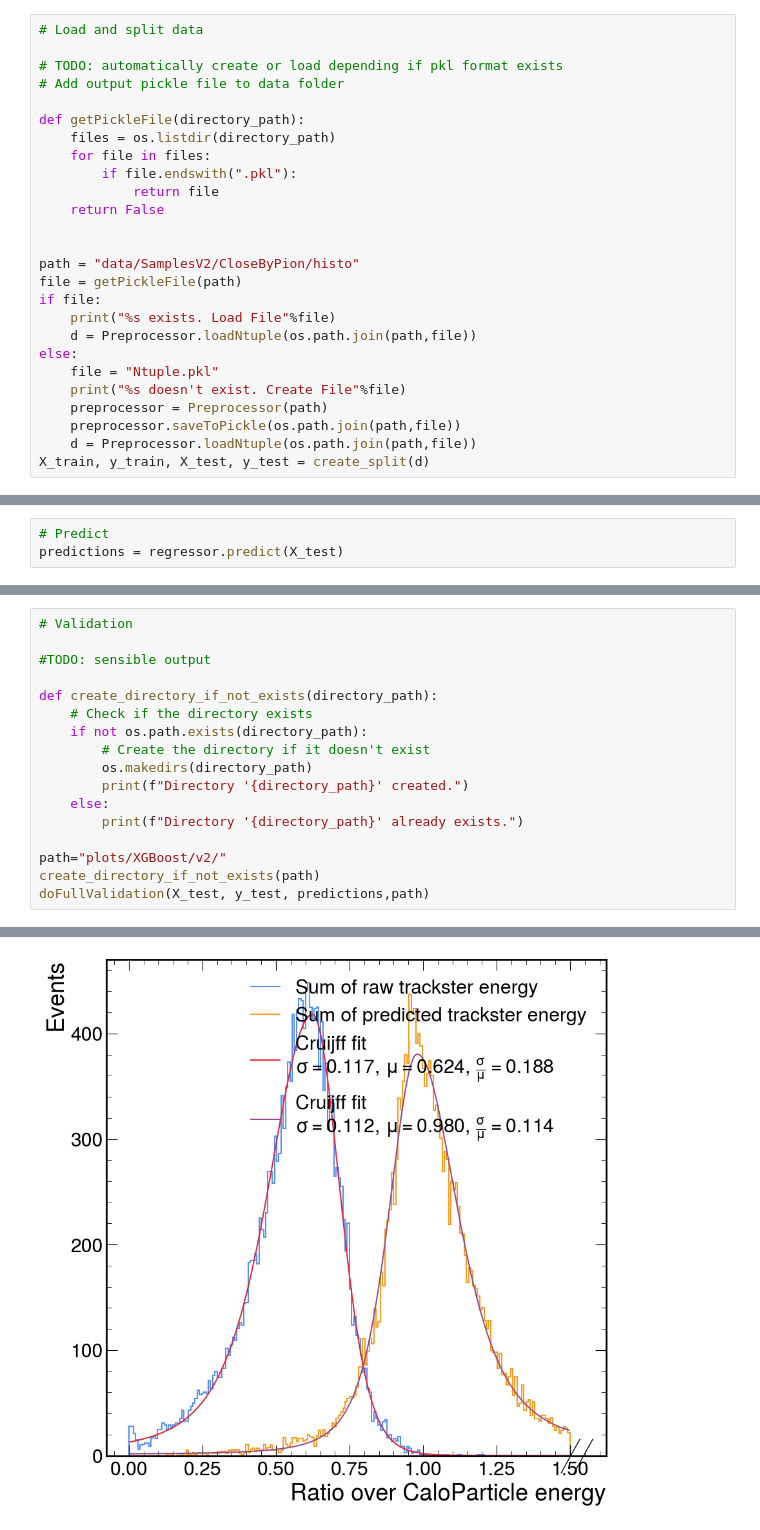
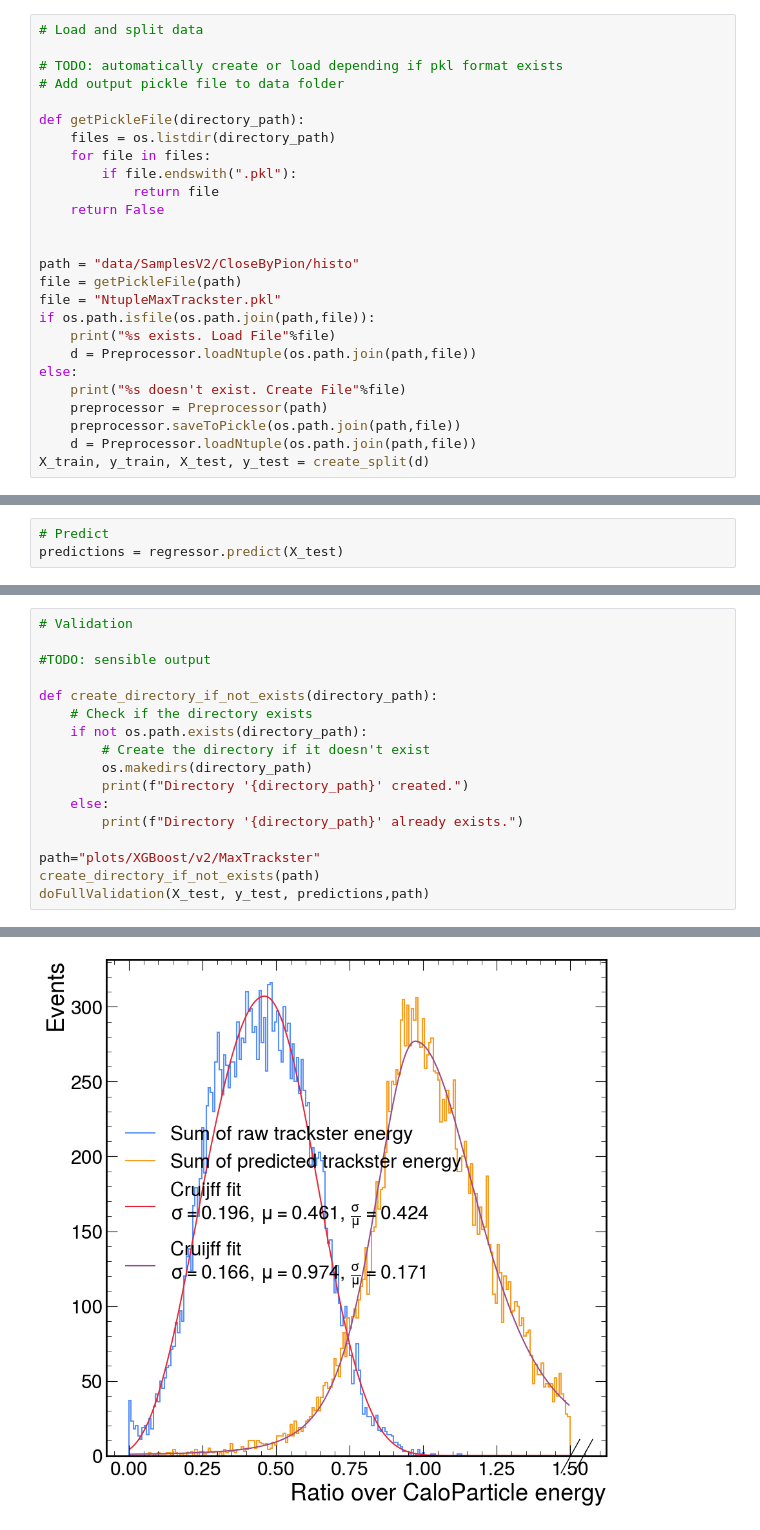
Before and after one commit to mnmat/Patatrack15, a Jupyter notebook: training.ipynb, the cells around one changed output, grey strips where cells are left out. Cells and saved outputs as stored; diff of their text form.

Commit message:
Add creation of samples using max trackster only

```diff
--- a/training.ipynb
+++ b/training.ipynb
@@ -21,11 +21,11 @@ def getPickleFile(directory_path):
 
 path = "data/SamplesV2/CloseByPion/histo"
 file = getPickleFile(path)
-if file:
+file = "NtupleMaxTrackster.pkl"
+if os.path.isfile(os.path.join(path,file)):
     print("%s exists. Load File"%file)
     d = Preprocessor.loadNtuple(os.path.join(path,file))
 else:
-    file = "Ntuple.pkl"
     print("%s doesn't exist. Create File"%file)
     preprocessor = Preprocessor(path)
     preprocessor.saveToPickle(os.path.join(path,file))
@@ -140,7 +124,7 @@ def create_directory_if_not_exists(directory_path):
     else:
         print(f"Directory '{directory_path}' already exists.")
 
-path="plots/XGBoost/v2/"
+path="plots/XGBoost/v2/MaxTrackster"
 create_directory_if_not_exists(path)
 doFullValidation(X_test, y_test, predictions,path)
 # %% [output]
@@ -149 +133 @@ Directory 'plots/XGBoost/v2/' already exists.
-[figure, old version]
+[figure, new version]
```
Also changed, not shown: parts of 5 cells of this notebook, 3 other files.
